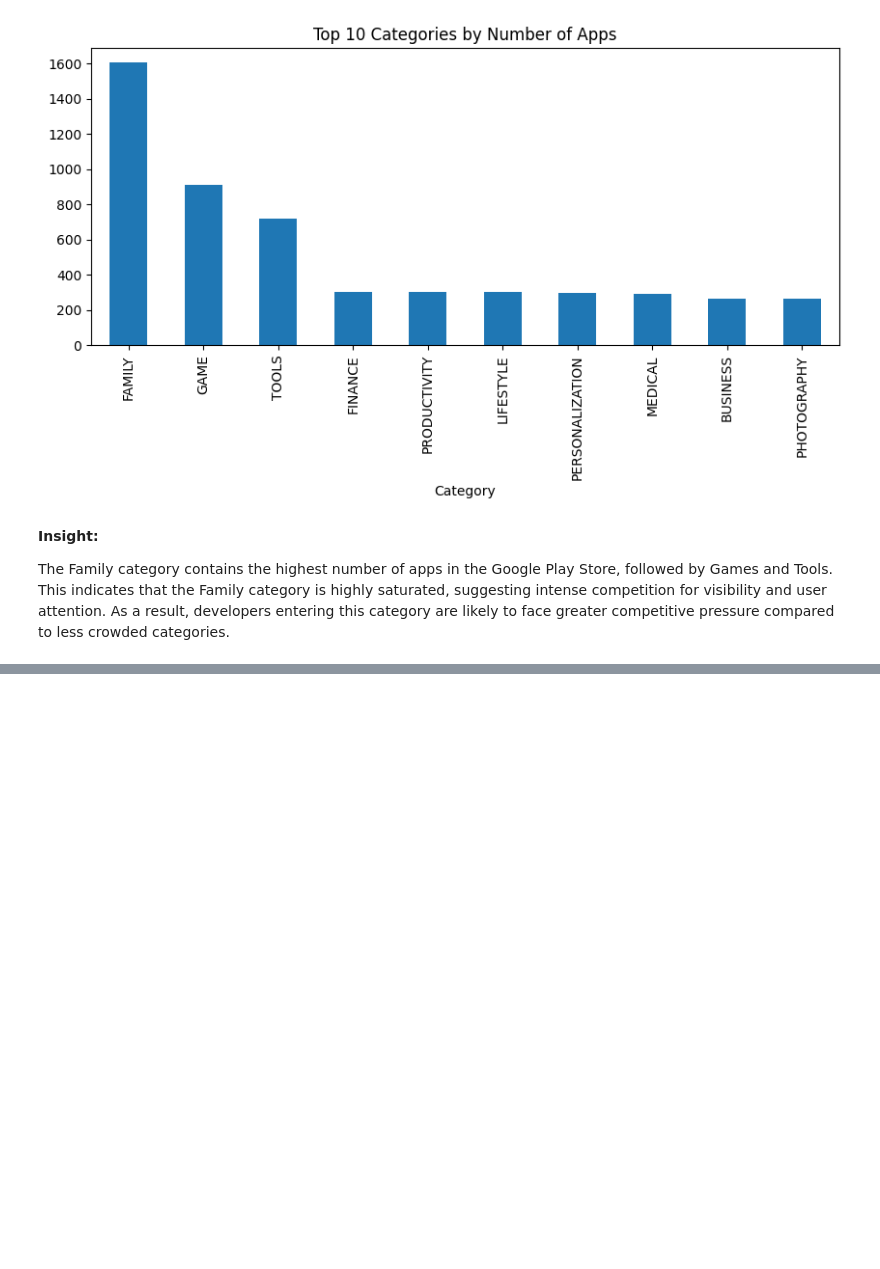
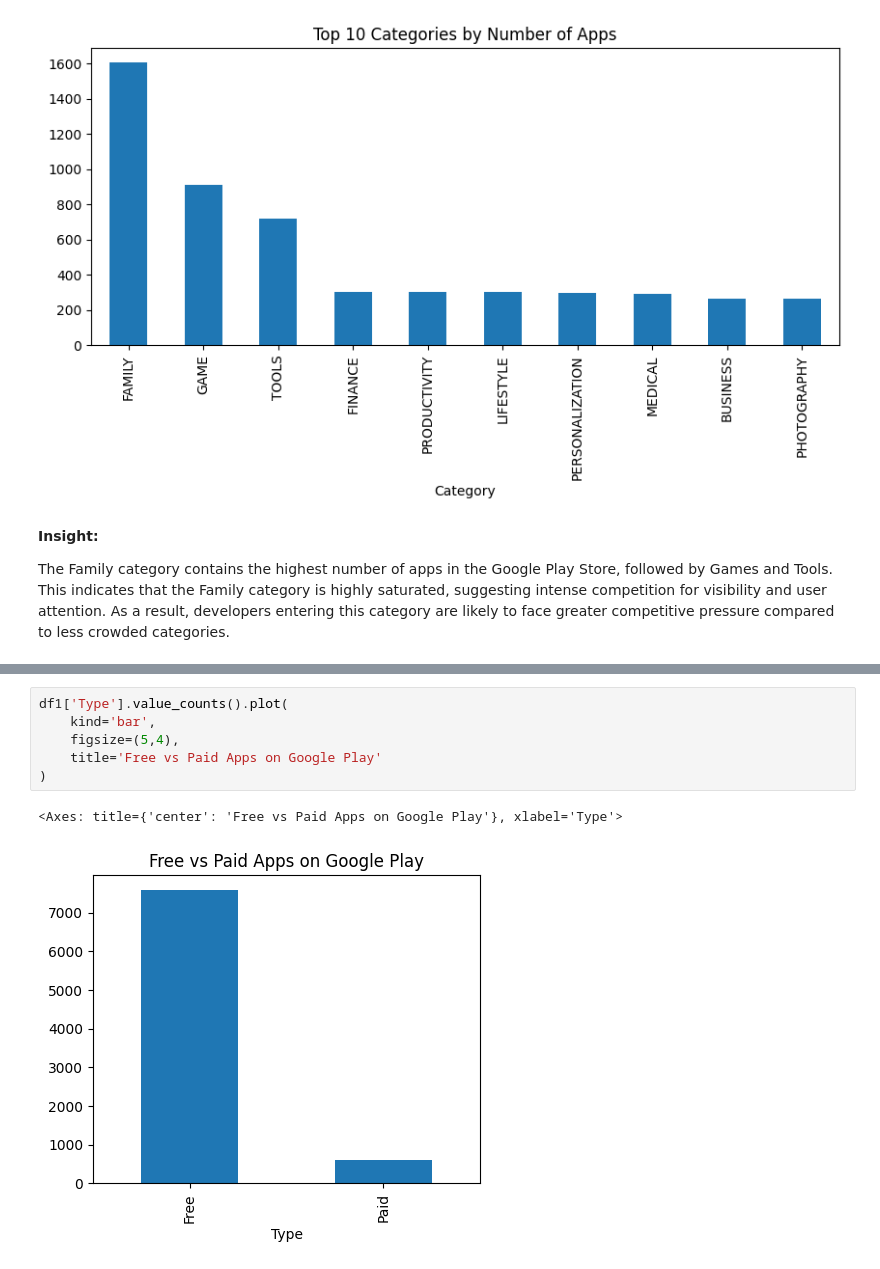
Before and after one commit to Dhairyaxshah/Appfluence, a Jupyter notebook: notebooks/02_eda.ipynb, the cells around one changed output, grey strips where cells are left out. Drawn from its saved outputs; the diff is of its cells as text; blank space fills up the shorter version.

Commit message:
understanding free and paid app types spread and getting some insight of popularity through plots - for google playstore dataset

```diff
--- a/notebooks/02_eda.ipynb
+++ b/notebooks/02_eda.ipynb
@@ -54,0 +65,9 @@ competitive pressure compared to less crowded categories.
+# %%
+df1['Type'].value_counts().plot(
+    kind='bar',
+    figsize=(5,4),
+    title='Free vs Paid Apps on Google Play'
+)
+# %% [output]
+<Axes: title={'center': 'Free vs Paid Apps on Google Play'}, xlabel='Type'>
+[figure, added]
```
Also changed, not shown: parts of 7 cells of this notebook.
